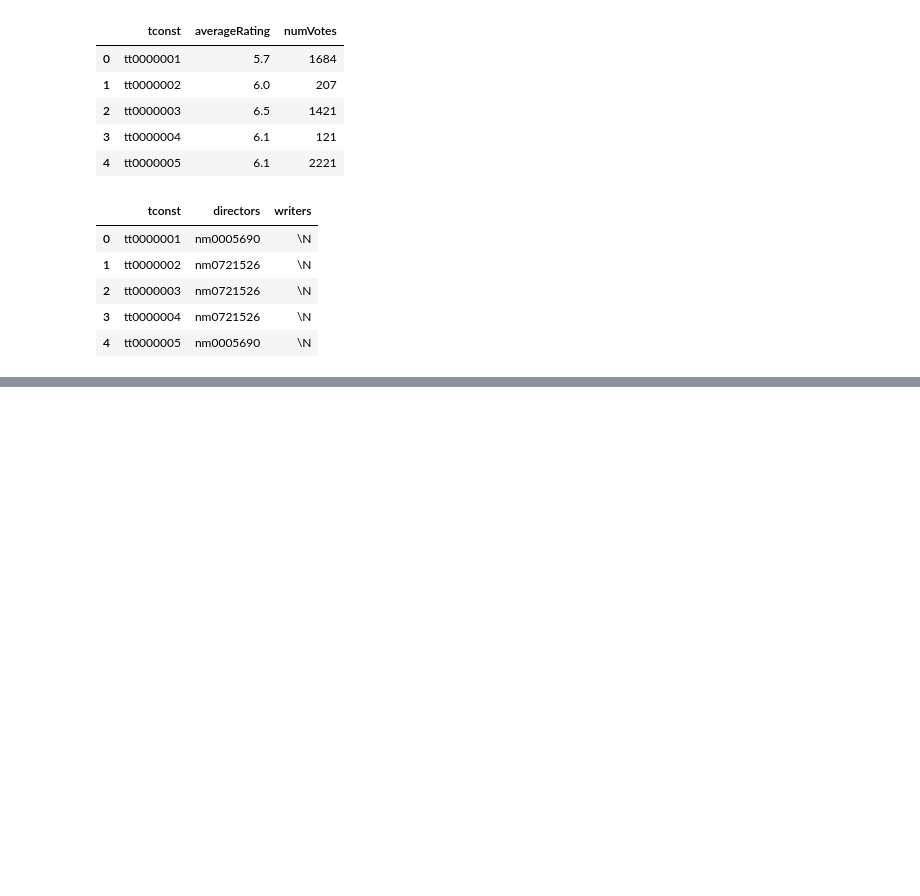
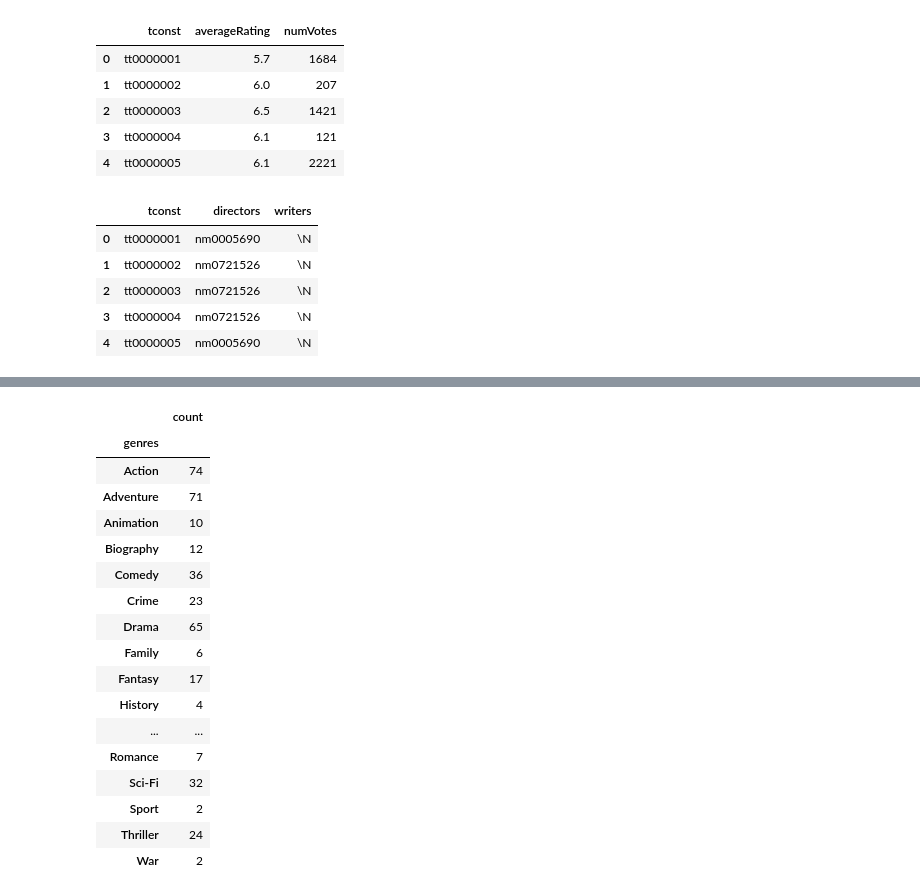
Before and after one commit to zezhangneu/DS-4200, a Jupyter notebook: Project.ipynb, the cells around one changed output, grey strips where cells are left out. Saved outputs shown, nothing was run; the diff lists cells and outputs as text; code cells hidden in the pictures; blank space fills up the shorter version.

```diff
--- a/Project.ipynb
+++ b/Project.ipynb
@@ -164,0 +150,23 @@ trend_1520.to_csv('trend15-20')
+# %%
+movie['count'] = [1 for i in range(len(movie))]
+genreCount = movie[['genres', 'count']].groupby('genres').sum()
+genreCount
+# %% [output]
+|  | count |
+| genres |  |
+| Action | 74 |
+| Adventure | 71 |
+| Animation | 10 |
+| Biography | 12 |
+| Comedy | 36 |
+| Crime | 23 |
+| Drama | 65 |
+| Family | 6 |
+| Fantasy | 17 |
+| History | 4 |
+| ... | ... |
+| Romance | 7 |
+| Sci-Fi | 32 |
+| Sport | 2 |
+| Thriller | 24 |
+| War | 2 |
```
Also changed, not shown: parts of 14 cells of this notebook.
